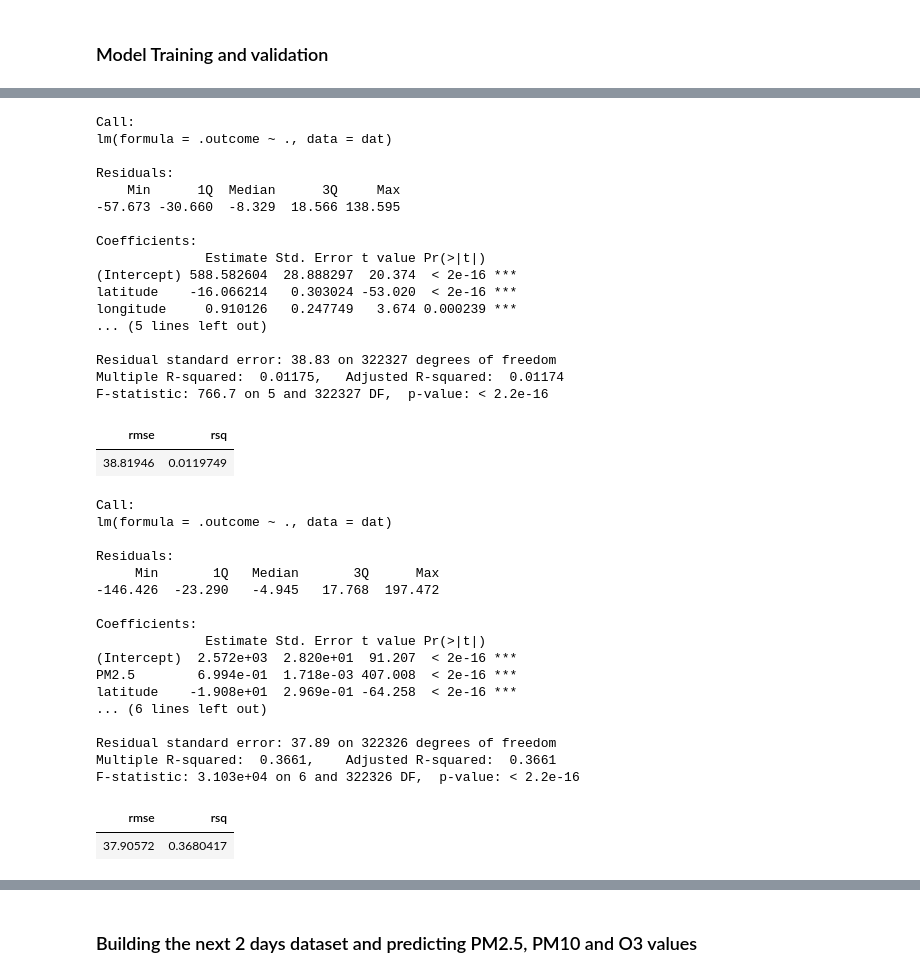
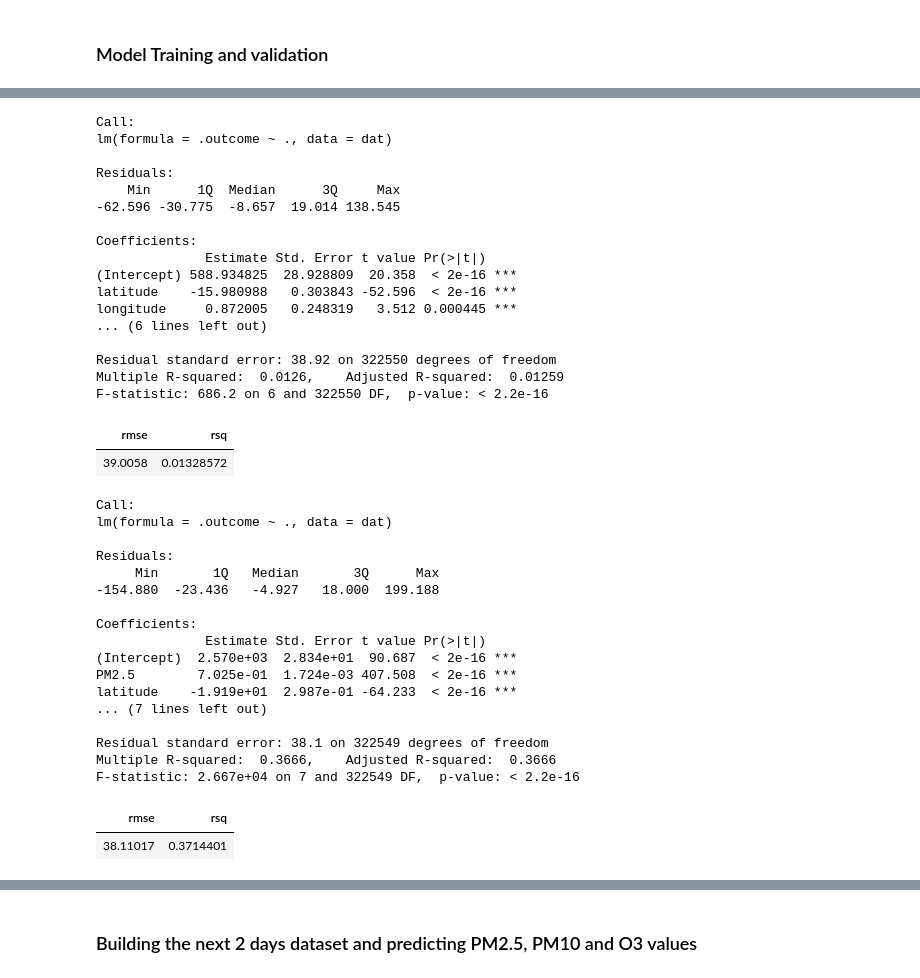
Before and after one commit to KelseyFertakis/DS420_Factoria, a Jupyter notebook: VM_Beijing_Submission.ipynb, the cells around one changed output, grey strips where cells are left out. Cells and saved outputs as stored; diff of their text form; code cells hidden in the pictures.

Commit message:
Adding holidays  feature

```diff
--- a/VM_Beijing_Submission.ipynb
+++ b/VM_Beijing_Submission.ipynb
@@ -523,34 +535,34 @@ str(test_bj)
  $ latitude      : num  40 40 40 40 40 ...
 # %%
 # Predicting PM2.5 using stationId, hour, month and weekend variables
-PM2.5_bj_formula <- as.formula("PM2.5 ~ latitude + longitude + hour + month + weekend")
+PM2.5_bj_formula <- as.formula("PM2.5 ~ latitude + longitude + hour + month + weekend + holiday")
 PM2.5_bj_model <- train(PM2.5_bj_formula, data = train_bj, method = "lm" )
 summary(PM2.5_bj_model)
 test_bj$PM2.5_pred <- predict(PM2.5_bj_model, test_bj)
 metrics(test_bj, truth = PM2.5, estimate = PM2.5_pred)
 # %% [output]
 Call:
 lm(formula = .outcome ~ ., data = dat)
 
 Residuals:
     Min      1Q  Median      3Q     Max
--57.673 -30.660  -8.329  18.566 138.595
+-62.596 -30.775  -8.657  19.014 138.545
 
 Coefficients:
               Estimate Std. Error t value Pr(>|t|)
-(Intercept) 588.582604  28.888297  20.374  < 2e-16 ***
-latitude    -16.066214   0.303024 -53.020  < 2e-16 ***
-longitude     0.910126   0.247749   3.674 0.000239 ***
-... (5 lines left out)
+(Intercept) 588.934825  28.928809  20.358  < 2e-16 ***
+latitude    -15.980988   0.303843 -52.596  < 2e-16 ***
+longitude     0.872005   0.248319   3.512 0.000445 ***
+... (6 lines left out)
 
-Residual standard error: 38.83 on 322327 degrees of freedom
-Multiple R-squared:  0.01175,   Adjusted R-squared:  0.01174
-F-statistic: 766.7 on 5 and 322327 DF,  p-value: < 2.2e-16
+Residual standard error: 38.92 on 322550 degrees of freedom
+Multiple R-squared:  0.0126,    Adjusted R-squared:  0.01259
+F-statistic: 686.2 on 6 and 322550 DF,  p-value: < 2.2e-16
 | rmse | rsq |
-| 38.81946 | 0.0119749 |
+| 39.0058 | 0.01328572 |
 # %%
 # Predicting PM10 using stationId, hour, month, weekend variables along with previously predicted PM2.5
-PM10_bj_formula <- as.formula("PM10 ~ PM2.5 + latitude + longitude + hour + month + weekend")
+PM10_bj_formula <- as.formula("PM10 ~ PM2.5 + latitude + longitude + hour + month + weekend + holiday")
 PM10_bj_model <- train(PM10_bj_formula, data = train_bj, method = "lm" )
 summary(PM10_bj_model)
 test_bj$PM10_pred <- predict(PM10_bj_model, test_bj)
@@ -561,19 +573,19 @@ lm(formula = .outcome ~ ., data = dat)
 
 Residuals:
      Min       1Q   Median       3Q      Max
--146.426  -23.290   -4.945   17.768  197.472
+-154.880  -23.436   -4.927   18.000  199.188
 
 Coefficients:
               Estimate Std. Error t value Pr(>|t|)
-(Intercept)  2.572e+03  2.820e+01  91.207  < 2e-16 ***
-PM2.5        6.994e-01  1.718e-03 407.008  < 2e-16 ***
-latitude    -1.908e+01  2.969e-01 -64.258  < 2e-16 ***
-... (6 lines left out)
+(Intercept)  2.570e+03  2.834e+01  90.687  < 2e-16 ***
+PM2.5        7.025e-01  1.724e-03 407.508  < 2e-16 ***
+latitude    -1.919e+01  2.987e-01 -64.233  < 2e-16 ***
+... (7 lines left out)
 
-Residual standard error: 37.89 on 322326 degrees of freedom
-Multiple R-squared:  0.3661,    Adjusted R-squared:  0.3661
-F-statistic: 3.103e+04 on 6 and 322326 DF,  p-value: < 2.2e-16
+Residual standard error: 38.1 on 322549 degrees of freedom
+Multiple R-squared:  0.3666,    Adjusted R-squared:  0.3666
+F-statistic: 2.667e+04 on 7 and 322549 DF,  p-value: < 2.2e-16
 | rmse | rsq |
-| 37.90572 | 0.3680417 |
+| 38.11017 | 0.3714401 |
 # %%
 # Predicting O3 using stationId, hour, month, weekend variables along with previously predicted PM2.5, PM10 and O3 variables
```
Also changed, not shown: parts of 20 cells of this notebook, 1 other file.
